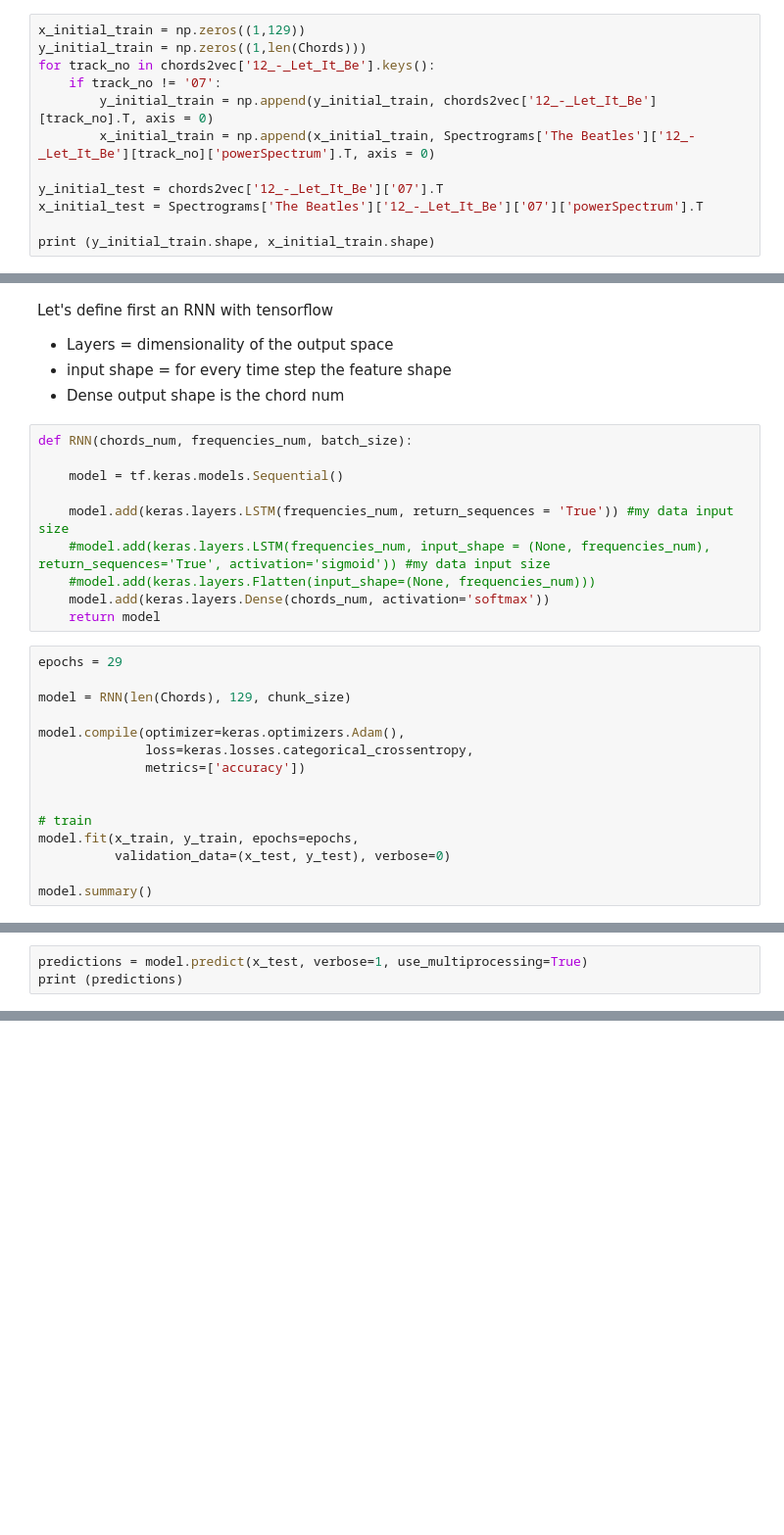
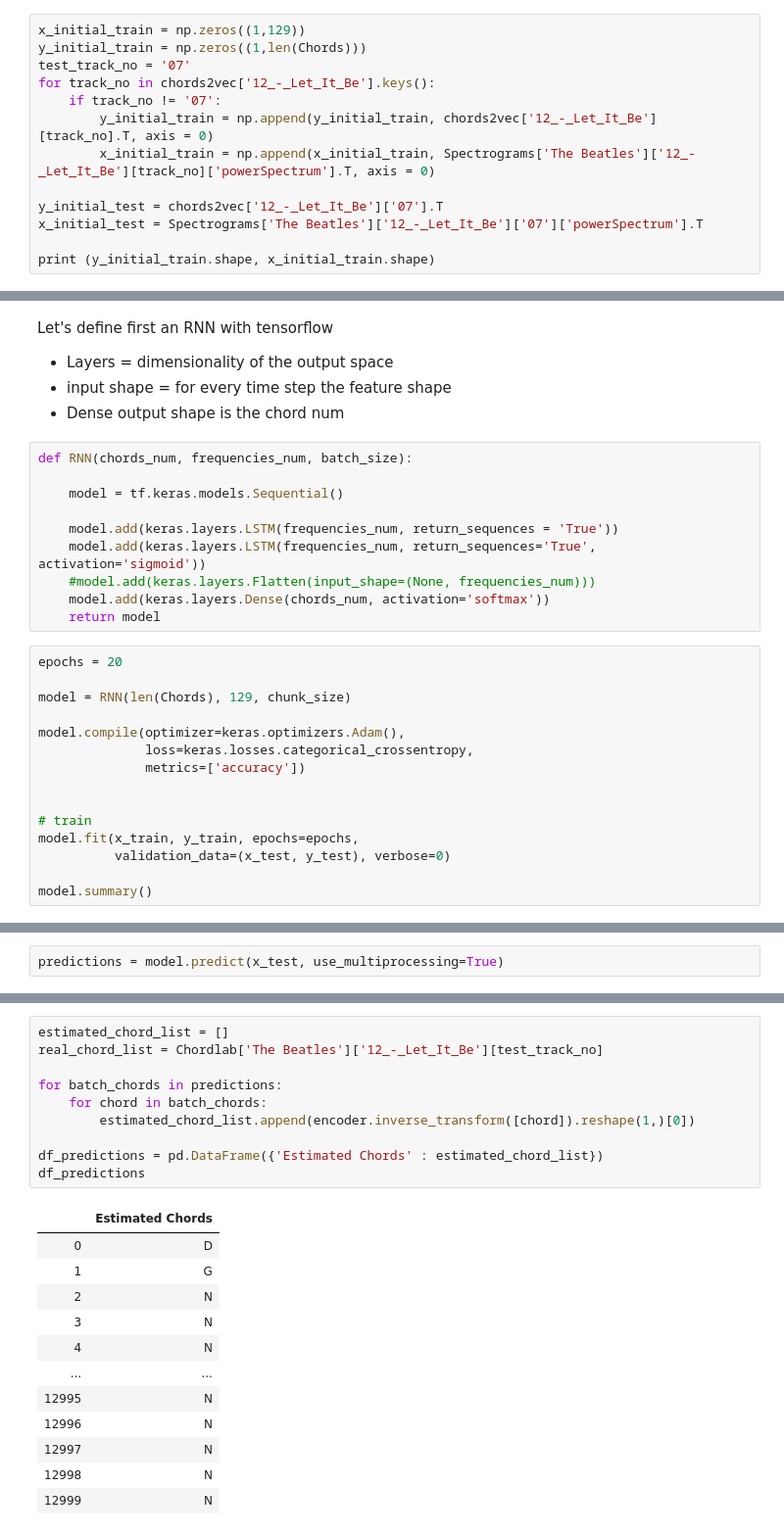
Before and after one commit to taslanidis/Audio-Chord-Recognition, a Jupyter notebook: Audio_Chord_Estimation.ipynb, the cells around one changed output, grey strips where cells are left out. Shown: that part at 98% size. Cells and saved outputs as stored; diff of their text form; blank space fills up the shorter version.

Commit message:
2nd layer + results

```diff
--- a/Audio_Chord_Estimation.ipynb
+++ b/Audio_Chord_Estimation.ipynb
@@ -263,6 +274,7 @@ https://tm3.ghost.io/2018/09/05/building-lstms-for-time-series-forecasting/<br>
 # %%
 x_initial_train = np.zeros((1,129))
 y_initial_train = np.zeros((1,len(Chords)))
+test_track_no = '07'
 for track_no in chords2vec['12_-_Let_It_Be'].keys():
     if track_no != '07':
         y_initial_train = np.append(y_initial_train, chords2vec['12_-_Let_It_Be'][track_no].T, axis = 0)
@@ -362,13 +374,13 @@ def RNN(chords_num, frequencies_num, batch_size):
 
     model = tf.keras.models.Sequential()
 
-    model.add(keras.layers.LSTM(frequencies_num, return_sequences = 'True')) #my data input size
-    #model.add(keras.layers.LSTM(frequencies_num, input_shape = (None, frequencies_num), return_sequences='True', activation='sigmoid')) #my data input size
+    model.add(keras.layers.LSTM(frequencies_num, return_sequences = 'True'))
+    model.add(keras.layers.LSTM(frequencies_num, return_sequences='True', activation='sigmoid'))
     #model.add(keras.layers.Flatten(input_shape=(None, frequencies_num)))
     model.add(keras.layers.Dense(chords_num, activation='softmax'))
     return model
 # %%
-epochs = 29
+epochs = 20
 
 model = RNN(len(Chords), 129, chunk_size)
 
@@ -407,3 +422,2 @@ Final test loss and accuracy : [2.5646438598632812, 0.16084616]
 # %%
-predictions = model.predict(x_test, verbose=1, use_multiprocessing=True)
-print (predictions)
+predictions = model.predict(x_test, use_multiprocessing=True)
@@ -429,0 +424,23 @@ print (predictions)
+# %%
+estimated_chord_list = []
+real_chord_list = Chordlab['The Beatles']['12_-_Let_It_Be'][test_track_no]
+
+for batch_chords in predictions:
+    for chord in batch_chords:
+        estimated_chord_list.append(encoder.inverse_transform([chord]).reshape(1,)[0])
+
+df_predictions = pd.DataFrame({'Estimated Chords' : estimated_chord_list})
+df_predictions
+# %% [output]
+|  | Estimated Chords |
+| 0 | D |
+| 1 | G |
+| 2 | N |
+| 3 | N |
+| 4 | N |
+| ... | ... |
+| 12995 | N |
+| 12996 | N |
+| 12997 | N |
+| 12998 | N |
+| 12999 | N |
```
Also changed, not shown: parts of 14 cells of this notebook.
